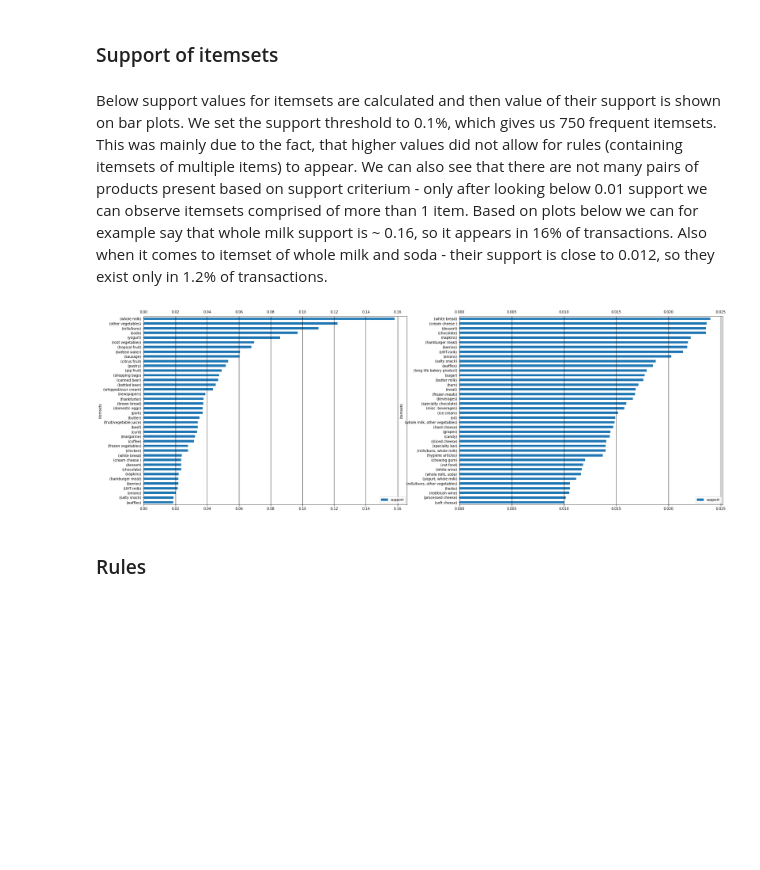
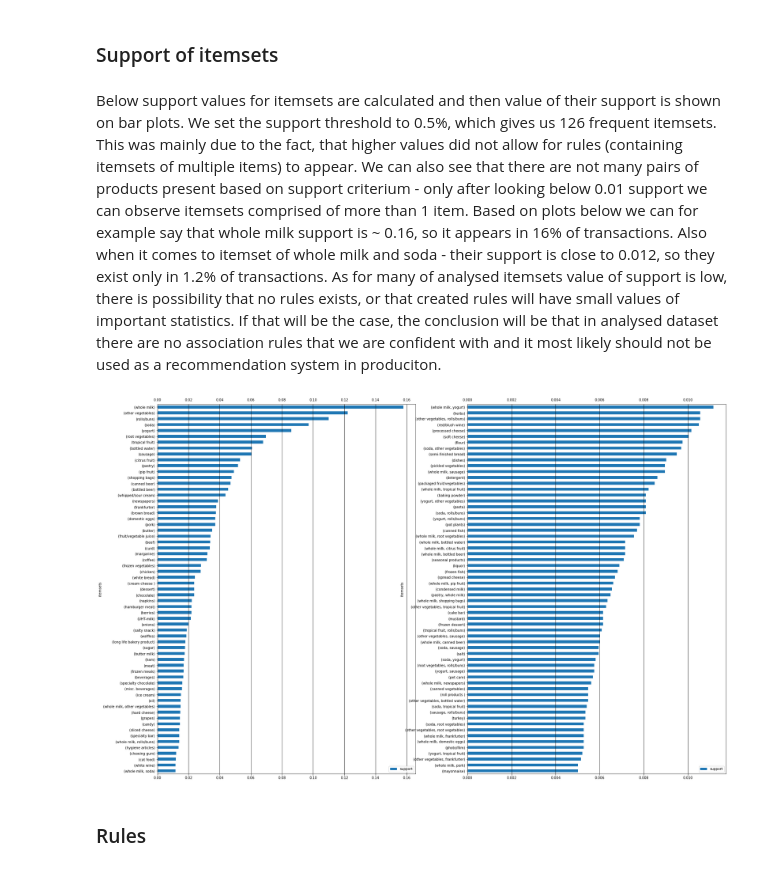
Before and after one commit to dukekush/Association_Rules, a Jupyter notebook: UL_Association_Rules.ipynb, the cells around one changed output. Drawn from its saved outputs; the diff is of its cells as text; code cells hidden in the pictures; blank space fills up the shorter version.

```diff
--- a/UL_Association_Rules.ipynb
+++ b/UL_Association_Rules.ipynb
@@ -139,21 +137,21 @@ basket_sets = baskets.applymap(encode_units)
 # %% [markdown]
 ### Support of itemsets
 # %% [markdown]
-Below support values for itemsets are calculated and then value of their support is shown on bar plots. We set the support threshold to 0.1%, which gives us 750 frequent itemsets. This was mainly due to the fact, that higher values did not allow for rules (containing itemsets of multiple items) to appear. We can also see that there are not many pairs of products present based on support criterium - only after looking below 0.01 support we can observe itemsets comprised of more than 1 item. Based on plots below we can for example say that whole milk support is ~ 0.16, so it appears in 16% of transactions. Also when it comes to itemset of whole milk and soda - their support is close to 0.012, so they exist only in 1.2% of transactions.
+Below support values for itemsets are calculated and then value of their support is shown on bar plots. We set the support threshold to 0.5%, which gives us 126 frequent itemsets. This was mainly due to the fact, that higher values did not allow for rules (containing itemsets of multiple items) to appear. We can also see that there are not many pairs of products present based on support criterium - only after looking below 0.01 support we can observe itemsets comprised of more than 1 item. Based on plots below we can for example say that whole milk support is ~ 0.16, so it appears in 16% of transactions. Also when it comes to itemset of whole milk and soda - their support is close to 0.012, so they exist only in 1.2% of transactions. As for many of analysed itemsets value of support is low, there is possibility that no rules exists, or that created rules will have small values of important statistics. If that will be the case, the conclusion will be that in analysed dataset there are no association rules that we are confident with and it most likely should not be used as a recommendation system in produciton.
 # %%
-frequent_items = apriori(basket_sets, min_support=0.01, use_colnames=True)
+frequent_items = apriori(basket_sets, min_support=0.005, use_colnames=True)
 
 frequent_items_to_plot = frequent_items.set_index("itemsets")
-fig, ax = plt.subplots(1, 2, figsize=(30, 10))
+fig, ax = plt.subplots(1, 2, figsize=(30, 20))
 
-frequent_items_to_plot.sort_values("support", ascending=False).head(40).sort_values("support").plot(kind="barh", ax=ax[0])  # 1 - 50 most frequent items
-frequent_items_to_plot.sort_values("support", ascending=False).tail(40).sort_values("support").plot(kind="barh", ax=ax[1])  # 50 - 100 frequent items
+frequent_items_to_plot.sort_values("support", ascending=False).head(63).sort_values("support").plot(kind="barh", ax=ax[0])  # 1 - 63 most frequent items
+frequent_items_to_plot.sort_values("support", ascending=False).tail(63).sort_values("support").plot(kind="barh", ax=ax[1])  # 63 - 126 frequent items
 ax[0].grid(axis="x", color="black")
 ax[0].tick_params(labelbottom=True, labeltop=True)
 ax[1].grid(axis="x", color="black")
 ax[1].tick_params(labelbottom=True, labeltop=True)
 # %% [output]
-[figure, old version]
+[figure, new version]
 # %% [markdown]
 ### Rules
 # %% [markdown]
```
Also changed, not shown: parts of 19 cells of this notebook, 1 other file.
